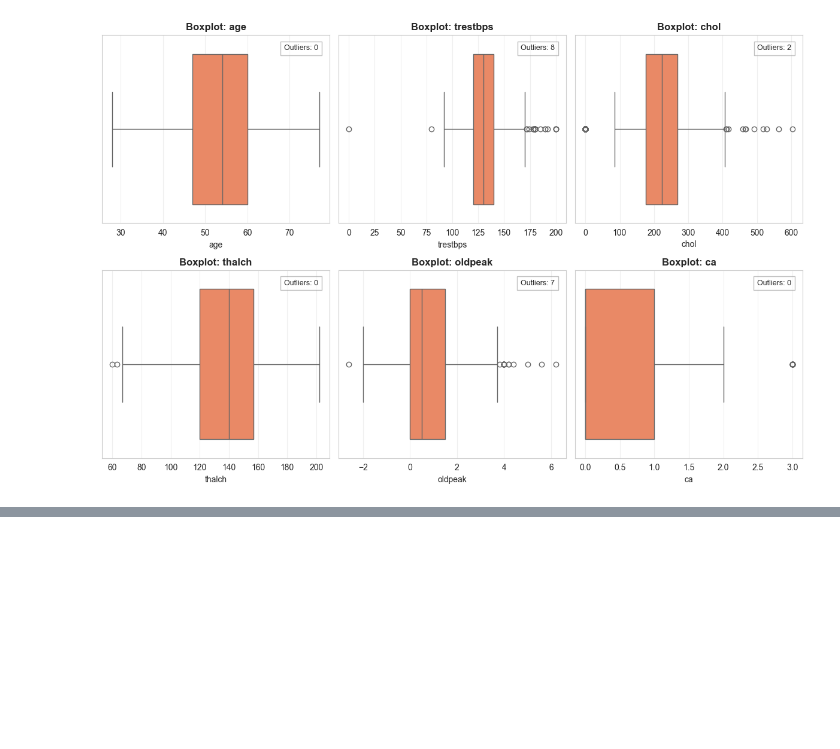
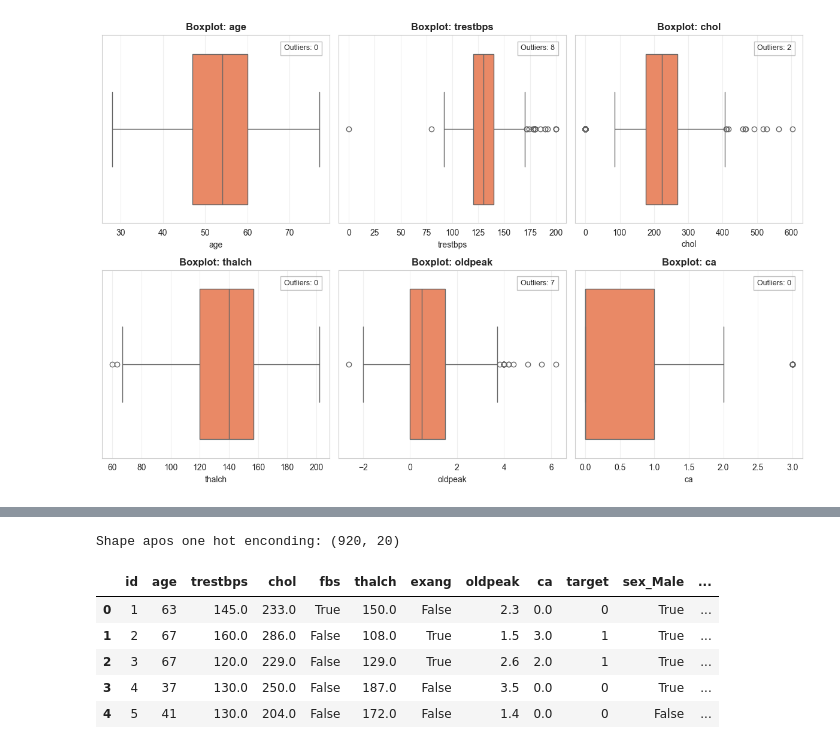
Before and after one commit to willdevsp/pos-tech-machine-learning-aulas, a Jupyter notebook: Fase 1/exercicio_experimentacao_mvp.ipynb, the cells around one changed output, grey strips where cells are left out. Drawn from its saved outputs; the diff is of its cells as text; code cells hidden in the pictures; blank space fills up the shorter version.

```diff
--- a/Fase 1/exercicio_experimentacao_mvp.ipynb
+++ b/Fase 1/exercicio_experimentacao_mvp.ipynb
@@ -329,0 +340,27 @@ plt.show()
+# %%
+print("== Tratamento de missing values ==\n")
+
+# Copiar o dataframe original para preservar os dados
+
+df_clean = df.copy()
+
+num_missing = ['trestbps', 'chol', 'thalch', 'oldpeak', 'ca']
+
+for col in num_missing:
+    if col in df_clean.columns:
+        median = df_clean[col].median()
+        df_clean[col].fillna(median, inplace=True)
+        print(f"{col}: imputado com mediana ({median:.2f})")
+
+
+cat_missing = ['thal', 'slope', 'fbs', 'exang', 'restecg']
+for col in cat_missing:
+    if col in df_clean.columns:
+        mode = df_clean[col].mode()[0]
+        df_clean[col].fillna(mode, inplace=True)
+        print(f"{col}: imputando com moda ('{mode}')")
+
+print('\n Tratamento de missing values concluído')
+print(f"Shape após imputacao: {df_clean.shape}")
+print("Valores ausentes restantes por coluna: ")
+print(df_clean.isnull().sum())
@@ -329,0 +385,18 @@ plt.show()
+# %%
+df_clean.drop(columns=['dataset'], inplace=True)
+
+#OneHot Enconding with dummies
+
+categorical_cols = ['sex', 'cp', 'restecg', 'slope', 'thal']
+df_encoded = pd.get_dummies(df_clean, columns=categorical_cols, drop_first=True)
+print(f'Shape apos one hot enconding: {df_encoded.shape}')
+
+df_encoded.head()
+# %% [output]
+Shape apos one hot enconding: (920, 20)
+|  | id | age | trestbps | chol | fbs | thalch | exang | oldpeak | ca | target | sex_Male | ... |
+| 0 | 1 | 63 | 145.0 | 233.0 | True | 150.0 | False | 2.3 | 0.0 | 0 | True | ... |
+| 1 | 2 | 67 | 160.0 | 286.0 | False | 108.0 | True | 1.5 | 3.0 | 1 | True | ... |
+| 2 | 3 | 67 | 120.0 | 229.0 | False | 129.0 | True | 2.6 | 2.0 | 1 | True | ... |
+| 3 | 4 | 37 | 130.0 | 250.0 | False | 187.0 | False | 3.5 | 0.0 | 0 | True | ... |
+| 4 | 5 | 41 | 130.0 | 204.0 | False | 172.0 | False | 1.4 | 0.0 | 0 | False | ... |
```
Also changed, not shown: parts of 3 cells of this notebook, 1 other file.
